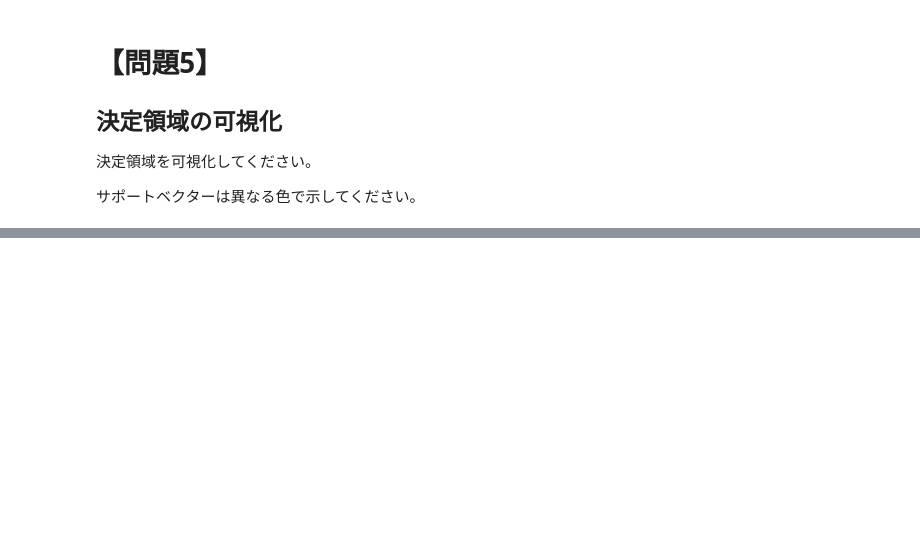
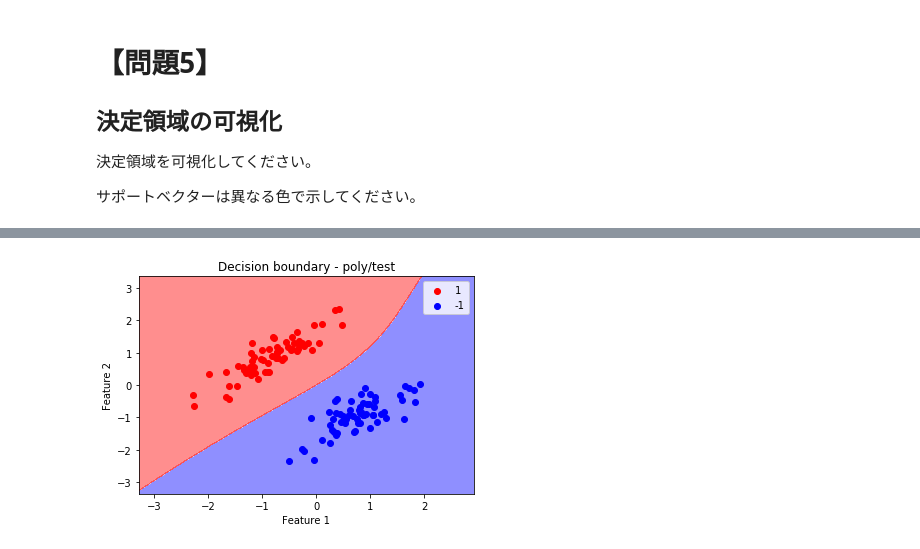
Before and after one commit to taiki-nakaso/diveintocode-ml, a Jupyter notebook: src/sprint/sprint5/sprint5-session1.ipynb, the cells around one changed output, grey strips where cells are left out. Cells and saved outputs as stored; diff of their text form; code cells hidden in the pictures; blank space fills up the shorter version.

```diff
--- a/src/sprint/sprint5/sprint5-session1.ipynb
+++ b/src/sprint/sprint5/sprint5-session1.ipynb
@@ -475,0 +733,19 @@ $γ, θ_0, d$はハイパーパラメータです。
+# %%
+# poly/test
+Z_poly = svc_poly.predict(X_tmp).reshape(xx.shape)
+
+%matplotlib inline
+plt.xlim(x_min, x_max)
+plt.ylim(y_min, y_max)
+plt.title('Decision boundary - poly/test')
+plt.xlabel('Feature 1')
+plt.ylabel('Feature 2')
+
+plt.contourf(xx, yy, Z_poly, cmap='bwr', alpha=0.5)
+plt.scatter(X_test_pos[:, 0], X_test_pos[:, 1], c='red', label="1")
+plt.scatter(X_test_nega[:, 0], X_test_nega[:, 1], c='blue', label="-1")
+
+plt.legend()
+plt.show()
+# %% [output]
+[figure, added]
```
Also changed, not shown: parts of 16 cells of this notebook.
